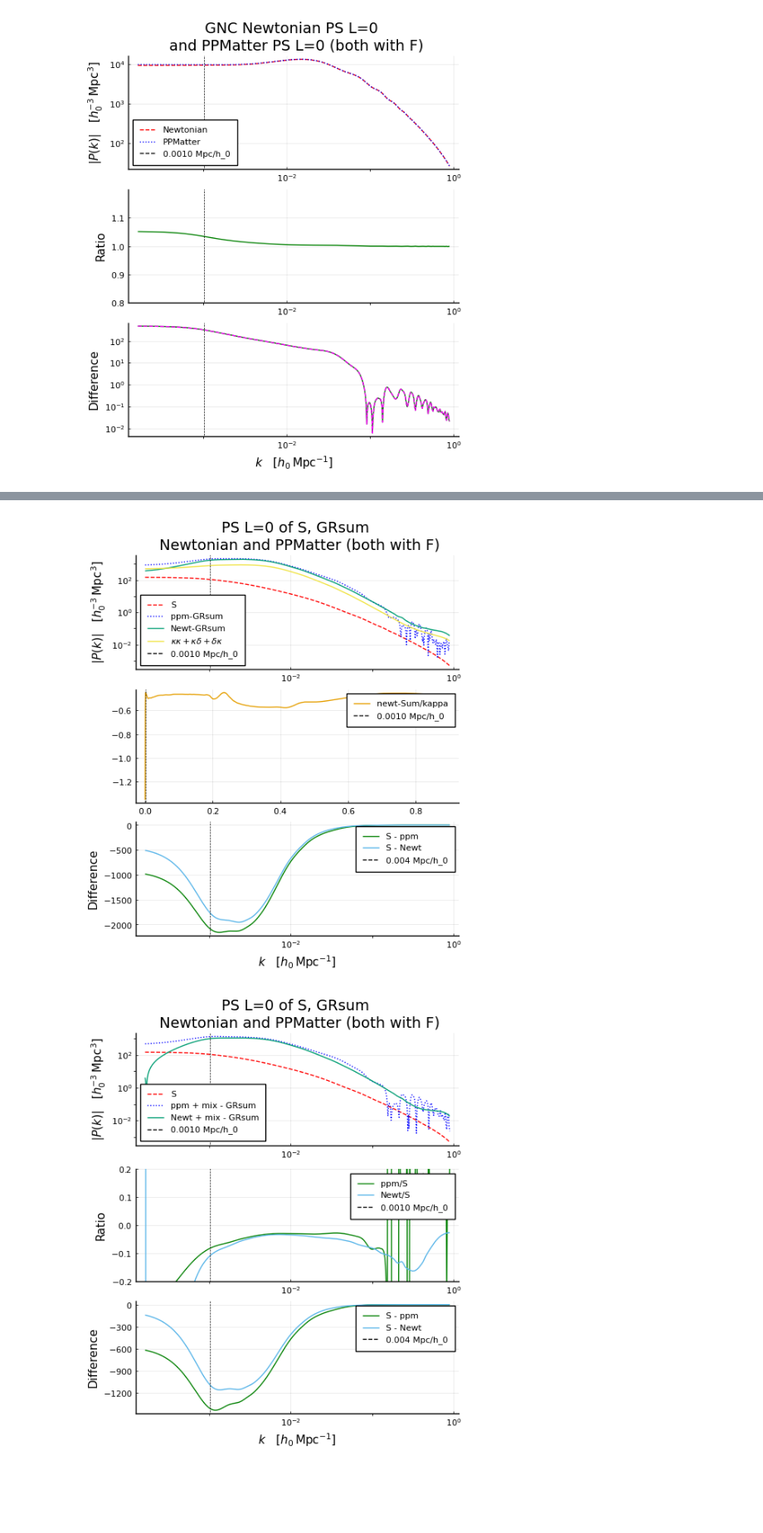
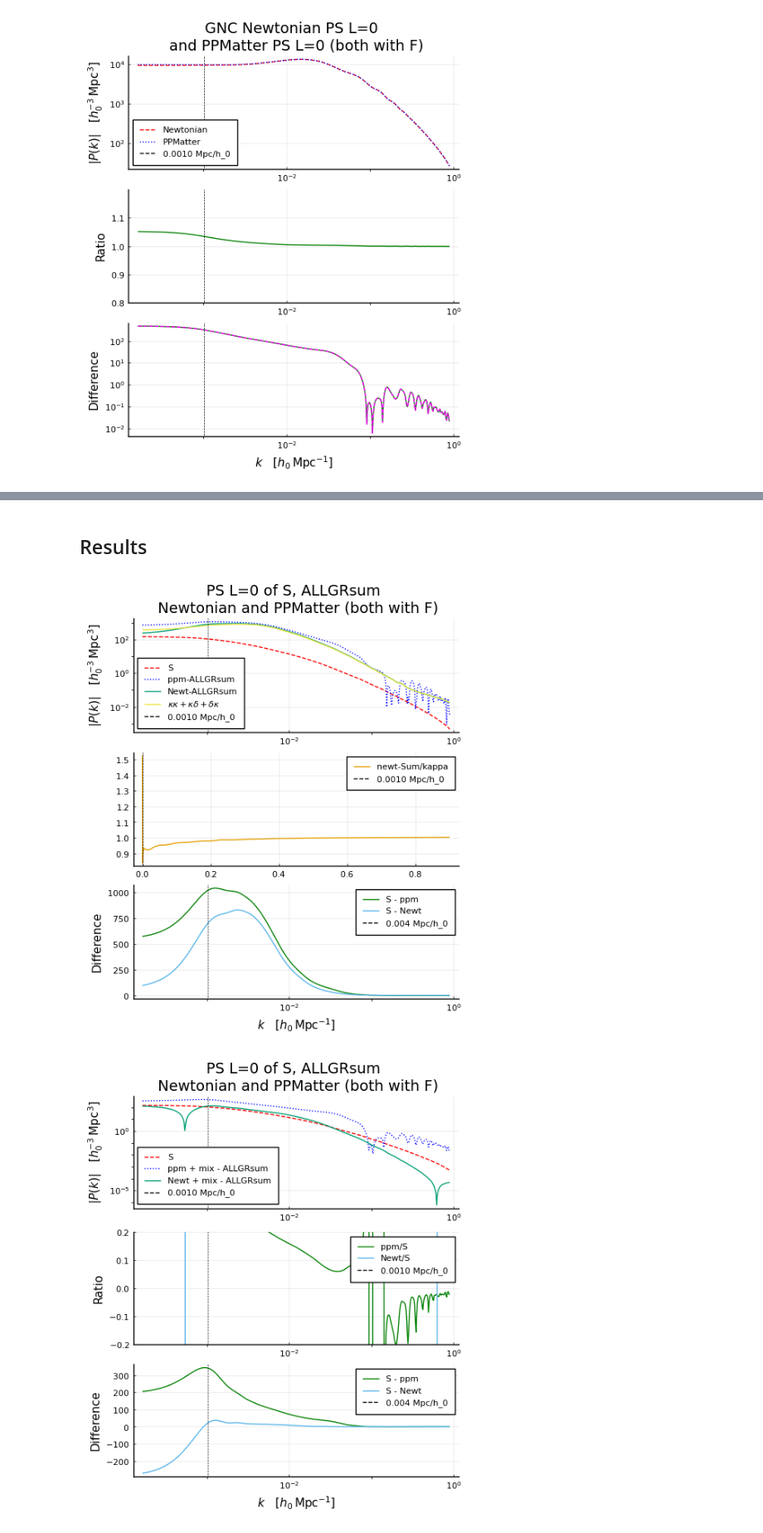
Before and after one commit to foglienimatteo/GaPSE.jl, a Jupyter notebook: ipynbs/Real_f_NL.ipynb, the cells around one changed output, grey strips where cells are left out. Shown at 83% size. Cells and saved outputs as stored; diff of their text form; code cells hidden in the pictures; blank space fills up the shorter version.

```diff
--- a/ipynbs/Real_f_NL.ipynb
+++ b/ipynbs/Real_f_NL.ipynb
@@ -502,12 +502,12 @@ time needed for this Power Spectrum computation [in s] = 0.0013229846954345703
 # %%
 ss_LD_L0_withF, xis_sum_LD_L0_withF, all_xis_LD_L0_withF =
-    GaPSE.readxyall("Effective_fNL_z115_files/"*"map_sum_xis_LD_L0_withF.txt");
+    GaPSE.readxyall("Effective_fNL_z115_files/map_sum_xis_LD_L0_withF.txt");
 ss_GNC_L0_withF, xis_sum_GNC_L0_withF, all_xis_GNC_L0_withF =
-    GaPSE.readxyall("Effective_fNL_z115_files/"*"map_sum_xis_GNC_L0_withF.txt");
+    GaPSE.readxyall("Effective_fNL_z115_files/map_sum_xis_GNC_L0_withF.txt");
 ss_GNCxLD_L0_withF, xis_sum_GNCxLD_L0_withF, all_xis_GNCxLD_L0_withF =
-    GaPSE.readxyall("Effective_fNL_z115_files/"*"map_sum_xis_GNCxLD_L0_withF.txt");
+    GaPSE.readxyall("Effective_fNL_z115_files/map_sum_xis_GNCxLD_L0_withF.txt");
 ss_LDxGNC_L0_withF, xis_sum_LDxGNC_L0_withF, all_xis_LDxGNC_L0_withF =
-    GaPSE.readxyall("Effective_fNL_z115_files/"*"map_sum_xis_LDxGNC_L0_withF.txt");
+    GaPSE.readxyall("Effective_fNL_z115_files/map_sum_xis_LDxGNC_L0_withF.txt");
 
 spline_LD_sum_L0_withF = Spline1D(ss_LD_L0_withF, xis_sum_LD_L0_withF; bc = "error");
 spline_GNC_sum_L0_withF = Spline1D(ss_GNC_L0_withF, xis_sum_GNC_L0_withF; bc = "error");
@@ -524,8 +553,8 @@ time needed for all the Power Spectra computation [in s] = 0.529897928237915
 # %%
-ss_GRsum_L0_withF = ss_GNC_L0_withF;
-xis_GRsum_L0_withF = [spline_LD_sum_L0_withF(s) + spline_GNC_sum_L0_withF(s) +
+ss_ALLGRsum_L0_withF = ss_GNC_L0_withF;
+xis_ALLGRsum_L0_withF = [spline_LD_sum_L0_withF(s) + spline_GNC_sum_L0_withF(s) +
         spline_GNCxLD_sum_L0_withF(s) + spline_LDxGNC_sum_L0_withF(s)
-        for s in ss_GRsum_L0_withF];
+        for s in ss_ALLGRsum_L0_withF];
 
 open(DIR*"xi_ALL_GR_TPCF_SUMMED_L0_withF.txt", "w") do io
     println(io, GaPSE.BRAND)
@@ -533,7 +562,7 @@ open(DIR*"xi_ALL_GR_TPCF_SUMMED_L0_withF.txt", "w") do io
     println(io, "# LD (16), GNC (25), GNCxLD (20), LDxGNC (20)\n#")
     GaPSE.parameters_used(io, cosmo; logo=false)
     println(io, "# s [Mpc/h_0] \t xi_ALLSUMMED")
-    for (s,xi) in zip(ss_GRsum_L0_withF, xis_GRsum_L0_withF)
+    for (s,xi) in zip(ss_ALLGRsum_L0_withF, xis_ALLGRsum_L0_withF)
         println(io, "$s \t $xi")
     end
 end
@@ -541,7 +570,7 @@ end
 GaPSE.print_PS_multipole(DIR*"xi_ALL_GR_TPCF_SUMMED_L0_withF.txt",
     DIR*"ps_ALL_GR_TPCF_SUMMED_L0_withF.txt";
     L = 0,  ps_kwargs(tf)...);
-ks_GRsum_L0_withF, pks_GRsum_L0_withF = GaPSE.readxy(DIR*"ps_ALL_GR_TPCF_SUMMED_L0_withF.txt");
+ks_ALLGRsum_L0_withF, pks_ALLGRsum_L0_withF = GaPSE.readxy(DIR*"ps_ALL_GR_TPCF_SUMMED_L0_withF.txt");
 # %% [output]
 I'm computing the PS_multipole from the file "Effective_fNL_z115_files/xi_ALL_GR_TPCF_SUMMED_L0_withF.txt"
 
@@ -557,7 +587,9 @@ spline_GRsum_L0_withF = Spline1D(ks_GRsum_L0_withF, pks_GRsum_L0_withF; bc = "er
 spline_Newtonian_L0_withF = Spline1D(ks_Newtonian_L0_withF, pks_Newtonian_L0_withF; bc = "error");
 # %%
-ks = ks_GRsum_L0_withF
-diff_Newt_ppm =  pks_Newtonian_L0_withF .- pks_ppm_L0_withF
-diff_ppm_GRsum = pks_ppm_L0_withF - pks_GRsum_L0_withF
-diff_Newt_GRsum = pks_Newtonian_L0_withF .- pks_GRsum_L0_withF;
+ks = ks_ALLGRsum_L0_withF
+diff_Newt_ppm =  pks_Newtonian_L0_withF .- pks_ppm_L0_withF;
+diff_ALLGRsum_ppm = pks_ALLGRsum_L0_withF .- pks_ppm_L0_withF;
+diff_ALLGRsum_Newt = pks_ALLGRsum_L0_withF .- pks_Newtonian_L0_withF;
+diff_GNCsum_ppm = pks_sum_GNC_L0_withF .- pks_ppm_L0_withF;
+diff_GNCsum_Newt = pks_sum_GNC_L0_withF .- pks_Newtonian_L0_withF;
 # %% [markdown]
@@ -718,19 +821,20 @@ plot!(ks, abs.(pks_all_GNC[GaPSE.INDEX_GR_EFFECT_GNC["lensing_doppler"]]))
+# %% [markdown]
+## Results
 # %%
 xs_1 = ks_S_L0_withF
 ys_1 = pks_S_L0_withF
 
 
 xs_4 = ks
-ys_4 = pks_all_GNC[GaPSE.INDEX_GR_EFFECT_GNC["auto_lensing"]] .+
-        2.0 .* pks_all_GNC[GaPSE.INDEX_GR_EFFECT_GNC["newton_localgp"]]
-
-
+ys_4 = pks_all_GNC_L0_withF[GaPSE.INDEX_GR_EFFECT_GNC["auto_lensing"]] .+
+        pks_all_GNC_L0_withF[GaPSE.INDEX_GR_EFFECT_GNC["newton_lensing"]] .+
+        pks_all_GNC_L0_withF[GaPSE.INDEX_GR_EFFECT_GNC["lensing_newton"]]
 
 xs_2 = ks
-ys_2 = diff_ppm_GRsum
+ys_2 = diff_GNCsum_ppm
 
 xs_3 = ks
-ys_3 = diff_Newt_GRsum
+ys_3 = diff_GNCsum_Newt
 
 spline_2 = Spline1D(xs_2, ys_2)
 spline_3 = Spline1D(xs_3, ys_3)
@@ -741,11 +845,11 @@ S_VLIM_F = @sprintf("%.4f", S_VLIM)
 p1 = plot([xs_1, xs_2], [abs.(ys_1), abs.(ys_2)],
     xaxis=:log, yaxis=:log,
     lc=[:red :blue], #yticks = 10.0 .^ [i for i in 2:5],
-    title = "PS L=0 of S, GRsum \n Newtonian and PPMatter (both with F)",
-    label=["S" "ppm-GRsum"], ls=[:dash :dot],
+    title = "PS L=0 of S, ALLGRsum \n Newtonian and PPMatter (both with F)",
+    label=["S" "ppm-ALLGRsum"], ls=[:dash :dot],
     ylabel = L"|P(k)| \quad [h_0^{-3}\,\mathrm{Mpc}^3]",
     legend=:bottomleft)
-plot!(p1, xs_3, abs.(ys_3), label="Newt-GRsum")
+plot!(p1, xs_3, abs.(ys_3), label="Newt-ALLGRsum")
 plot!(p1, xs_4, abs.(ys_4), label=L"\kappa\kappa + \kappa\delta + \delta\kappa")
 vline!(p1, [S_VLIM], label="$S_VLIM_F Mpc/h_0", lc=:black, lw=0.5, ls=:dash)
 #=
@@ -772,22 +876,22 @@ P = plot(p1, p2, p3, size=(500, 600), layout= @layout [ x ; y ; z ] )
 savefig(P, "PS_S-GNCsum-Newt-PPmatter_L0_withF.pdf")
 #display(P)
 # %% [output]
-[figure, old version]
+[figure, new version]
 # %%
 xs_1 = ks_S_L0_withF
 ys_1 = pks_S_L0_withF
 
 
 xs_4 = ks
-ys_4 = pks_all_GNC[GaPSE.INDEX_GR_EFFECT_GNC["auto_lensing"]] .+
-    pks_all_GNC[GaPSE.INDEX_GR_EFFECT_GNC["newton_lensing"]] .+
-    pks_all_GNC[GaPSE.INDEX_GR_EFFECT_GNC["lensing_newton"]]
+ys_4 = pks_all_GNC_L0_withF[GaPSE.INDEX_GR_EFFECT_GNC["auto_lensing"]] .+
+    pks_all_GNC_L0_withF[GaPSE.INDEX_GR_EFFECT_GNC["newton_lensing"]] .+
+    pks_all_GNC_L0_withF[GaPSE.INDEX_GR_EFFECT_GNC["lensing_newton"]]
 
 xs_2 = ks
-ys_2 = diff_ppm_GRsum .+ ys_4
+ys_2 = diff_GNCsum_ppm .- ys_4
 
 xs_3 = ks
-ys_3 = diff_Newt_GRsum .+ ys_4
+ys_3 = diff_GNCsum_Newt .- ys_4
 
 spline_2 = Spline1D(xs_2, ys_2)
 spline_3 = Spline1D(xs_3, ys_3)
@@ -797,34 +901,34 @@ S_VLIM_F = @sprintf("%.4f", S_VLIM)
 
 p1 = plot([xs_1, xs_2], [abs.(ys_1), abs.(ys_2)],
     xaxis=:log, yaxis=:log,
     lc=[:red :blue], #yticks = 10.0 .^ [i for i in 2:5],
-    title = "PS L=0 of S, GRsum \n Newtonian and PPMatter (both with F)",
-    label=["S" "ppm + mix - GRsum"], ls=[:dash :dot],
+    title = "PS L=0 of S, ALLGRsum \n Newtonian and PPMatter (both with F)",
+    label=["S" "ppm + mix - ALLGRsum"], ls=[:dash :dot],
     ylabel = L"|P(k)| \quad [h_0^{-3}\,\mathrm{Mpc}^3]",
     legend=:bottomleft)
-plot!(p1, xs_3, abs.(ys_3), label="Newt + mix - GRsum")
+plot!(p1, xs_3, abs.(ys_3), label="Newt + mix - ALLGRsum")
 #plot!(p1, xs_4, abs.(ys_4), label=L"\kappa\kappa + \kappa\delta + \delta\kappa")
 vline!(p1, [S_VLIM], label="$S_VLIM_F Mpc/h_0", lc=:black, lw=0.5, ls=:dash)
 
 p2 = plot(xs_1, ys_1 ./ spline_2.(xs_1),
     ylabel="Ratio", lc=:green, ylim = (-0.2, 0.2),
     xaxis=:log, label="ppm/S",
     #xlabel=L"$k \quad [h_0 \,\mathrm{Mpc}^{-1}]$",
     )
 plot!(p2, xs_1, ys_1 ./ spline_3.(xs_1), label="Newt/S")
 vline!(p2, [S_VLIM], label="$S_VLIM_F Mpc/h_0", lc=:black, lw=0.5, ls=:dash)
 
 p3 = plot(xs_1, spline_2.(xs_1) .- ys_1,
     label="S - ppm", lc=:green,
     xaxis=:log, ylabel="Difference",
     legend=true,
     xlabel=L"$k \quad [h_0 \,\mathrm{Mpc}^{-1}]$")
 plot!(p3, xs_1, spline_3.(xs_1) .- ys_1, label="S - Newt")
 VAXES = 4e-3
 vline!(p3, [S_VLIM], label="$VAXES Mpc/h_0", lc=:black, lw=0.5, ls=:dash)
 
 P = plot(p1, p2, p3, size=(500, 600), layout= @layout [ x ; y ; z ] )
 savefig(P, "PS_S-GNCsum-Newt-PPmatter_L0_withF.pdf")
 #display(P)
 # %% [output]
-[figure, old version]
+[figure, new version]
```
Also changed, not shown: parts of 15 cells of this notebook, 5 other files.
